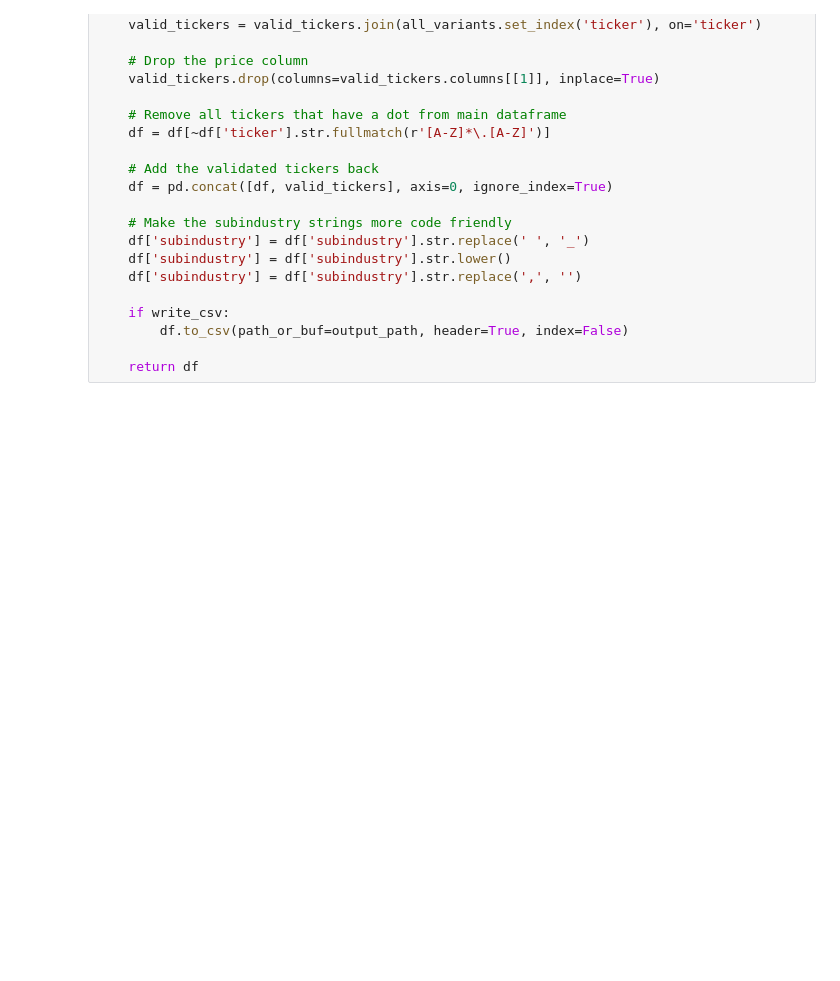
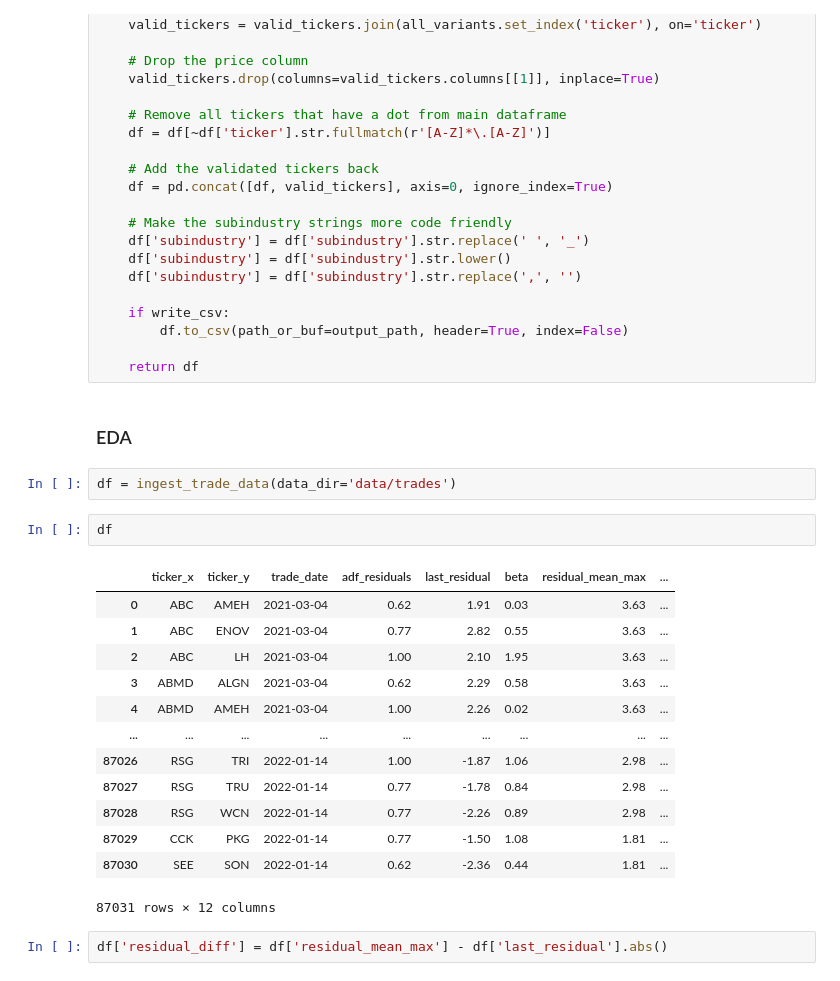
Before and after one commit to DomStan/stonk-rank, a Jupyter notebook: stonks_notebook.ipynb, the cells around one changed output. Drawn from its saved outputs; the diff is of its cells as text; blank space fills up the shorter version.

```diff
--- a/stonks_notebook.ipynb
+++ b/stonks_notebook.ipynb
@@ -969,3 +944,25 @@ def preprocess_stock_list(write_csv, raw_data_path='data/raw_stonk_list.xls', ou
         df.to_csv(path_or_buf=output_path, header=True, index=False)
 
     return df
+# %% [markdown]
+### EDA
+# %%
+df = ingest_trade_data(data_dir='data/trades')
+# %%
+df
+# %% [output]
+|  | ticker_x | ticker_y | trade_date | adf_residuals | last_residual | beta | residual_mean_max | ... |
+| 0 | ABC | AMEH | 2021-03-04 | 0.62 | 1.91 | 0.03 | 3.63 | ... |
+| 1 | ABC | ENOV | 2021-03-04 | 0.77 | 2.82 | 0.55 | 3.63 | ... |
+| 2 | ABC | LH | 2021-03-04 | 1.00 | 2.10 | 1.95 | 3.63 | ... |
+| 3 | ABMD | ALGN | 2021-03-04 | 0.62 | 2.29 | 0.58 | 3.63 | ... |
+| 4 | ABMD | AMEH | 2021-03-04 | 1.00 | 2.26 | 0.02 | 3.63 | ... |
+| ... | ... | ... | ... | ... | ... | ... | ... | ... |
+| 87026 | RSG | TRI | 2022-01-14 | 1.00 | -1.87 | 1.06 | 2.98 | ... |
+| 87027 | RSG | TRU | 2022-01-14 | 0.77 | -1.78 | 0.84 | 2.98 | ... |
+| 87028 | RSG | WCN | 2022-01-14 | 0.77 | -2.26 | 0.89 | 2.98 | ... |
+| 87029 | CCK | PKG | 2022-01-14 | 0.77 | -1.50 | 1.08 | 1.81 | ... |
+| 87030 | SEE | SON | 2022-01-14 | 0.62 | -2.36 | 0.44 | 1.81 | ... |
+87031 rows × 12 columns
+# %%
+df['residual_diff'] = df['residual_mean_max'] - df['last_residual'].abs()
```
Also changed, not shown: parts of 41 cells of this notebook, 1 other file.
